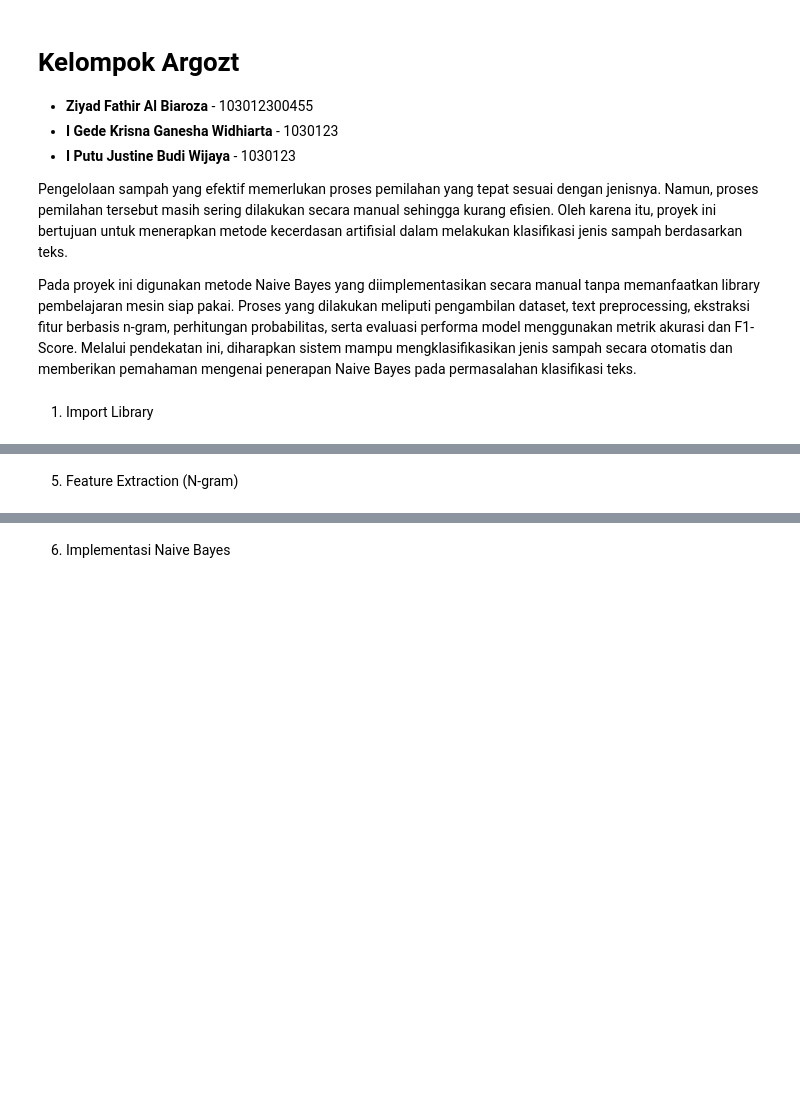
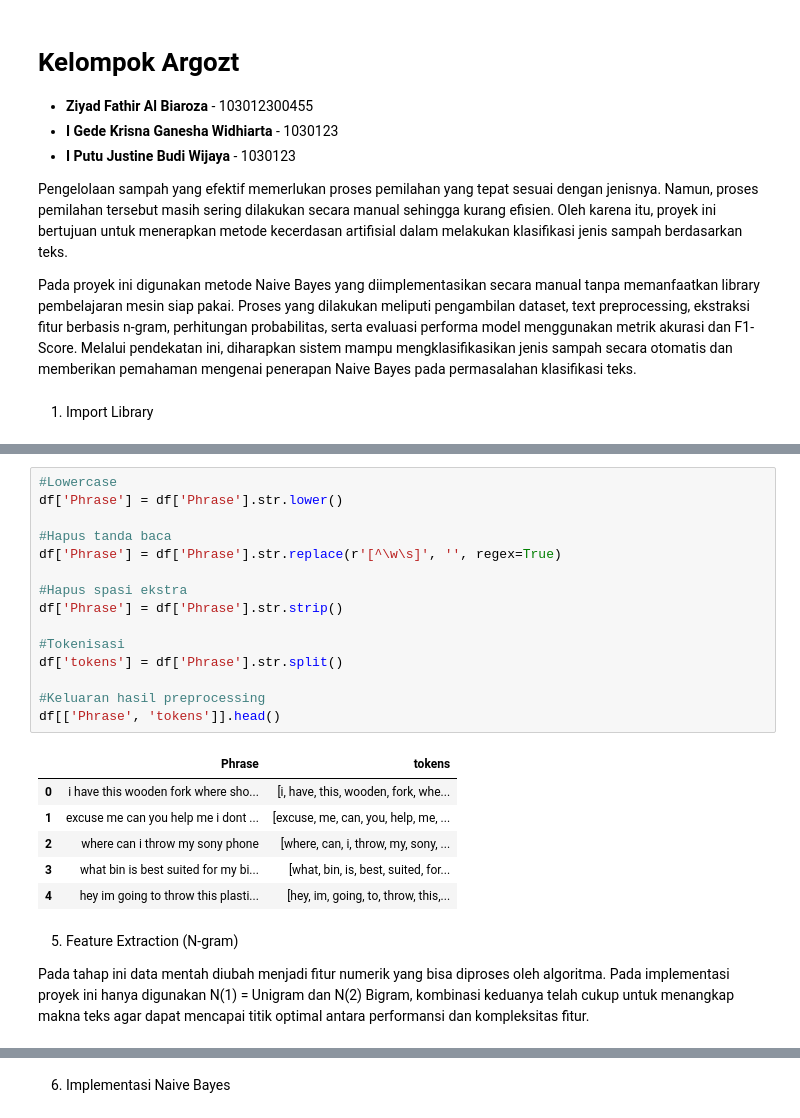
Before and after one commit to riarumoda/Waste-Clasification-project, a Jupyter notebook: notebooks/waste_classification_naive_bayes.ipynb, the cells around one changed output, grey strips where cells are left out. Drawn from its saved outputs; the diff is of its cells as text; blank space fills up the shorter version.

```diff
--- a/notebooks/waste_classification_naive_bayes.ipynb
+++ b/notebooks/waste_classification_naive_bayes.ipynb
@@ -35,2 +87,26 @@ df.head()
+# %%
+#Lowercase
+df['Phrase'] = df['Phrase'].str.lower()
+
+#Hapus tanda baca
+df['Phrase'] = df['Phrase'].str.replace(r'[^\w\s]', '', regex=True)
+
+#Hapus spasi ekstra
+df['Phrase'] = df['Phrase'].str.strip()
+
+#Tokenisasi
+df['tokens'] = df['Phrase'].str.split()
+
+#Keluaran hasil preprocessing
+df[['Phrase', 'tokens']].head()
+# %% [output]
+|  | Phrase | tokens |
+| 0 | i have this wooden fork where sho... | [i, have, this, wooden, fork, whe... |
+| 1 | excuse me can you help me i dont ... | [excuse, me, can, you, help, me, ... |
+| 2 | where can i throw my sony phone | [where, can, i, throw, my, sony, ... |
+| 3 | what bin is best suited for my bi... | [what, bin, is, best, suited, for... |
+| 4 | hey im going to throw this plasti... | [hey, im, going, to, throw, this,... |
 # %% [markdown]
 5. Feature Extraction (N-gram)
+
+Pada tahap ini data mentah diubah menjadi fitur numerik yang bisa diproses oleh algoritma. Pada implementasi proyek ini hanya digunakan N(1) = Unigram dan N(2) Bigram, kombinasi keduanya telah cukup untuk menangkap makna teks agar dapat mencapai titik optimal antara performansi dan kompleksitas fitur.
```
Also changed, not shown: parts of 7 cells of this notebook.
